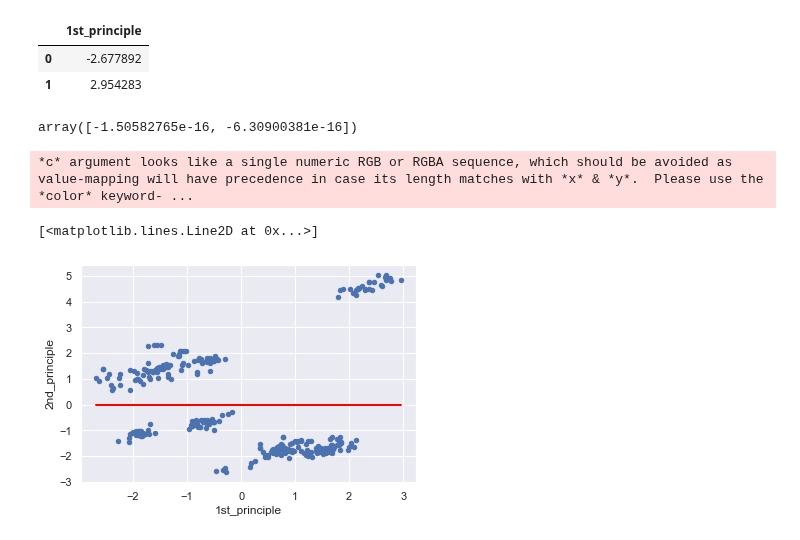
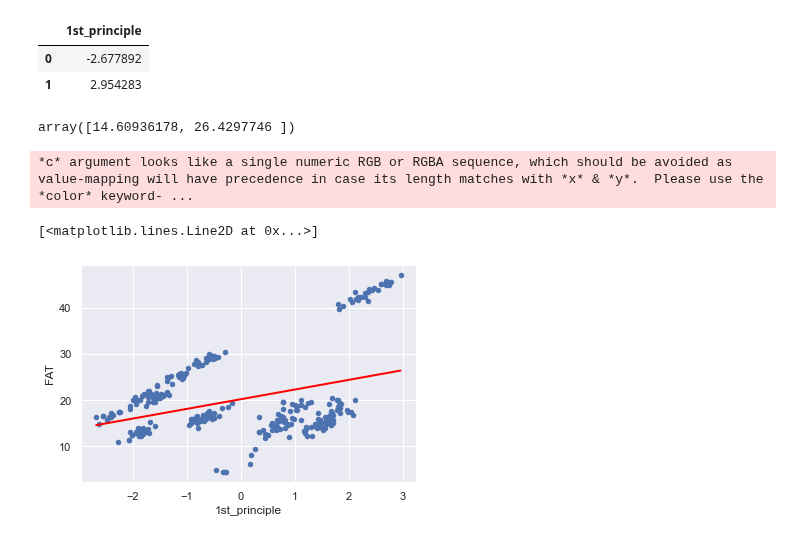
Before and after one commit to gauravkumar62024/statisctics-Infirence, a Jupyter notebook: pca_pizzadata_set.ipynb, the cells around one changed output. Cells and saved outputs as stored; diff of their text form; code cells hidden in the pictures.

```diff
--- a/pca_pizzadata_set.ipynb
+++ b/pca_pizzadata_set.ipynb
@@ -230,3 +230,9 @@ dataframe
 | 298 | -0.916013 | -0.845646 | J |
 | 299 | -0.762107 | -0.876435 | J |
 300 rows × 3 columns
+# %%
+df1=pd.read_csv('Pizza.csv')
+
+df1.drop(["brand", "id","mois","prot","ash","sodium","carb","cal"], axis = 1, inplace = True)
+dataframe['FAT']=df1['fat']
+dataframe
@@ -271,13 +291,16 @@ Name: 2nd_principle, Length: 300, dtype: object
 # %%
 # create X and y
 feature_cols = ['1st_principle']
+#feature_cols2 = ['2nd_principle']
 X = dataframe[feature_cols]
-y = dataframe['2nd_principle']
+y = dataframe['FAT']
+#X2=dataframe[feature_cols2]
 
 # follow the usual sklearn pattern: import, instantiate, fit
 from sklearn.linear_model import LinearRegression
 lm = LinearRegression()
 lm.fit(X, y)
+#lm.fit(X2,y)
 
 # print intercept and coefficients
 print(lm.intercept_)
@@ -306,13 +329,12 @@ X_new.head()
 preds = lm.predict(X_new)
 preds
 # %% [output]
-array([-1.50582765e-16, -6.30900381e-16])
+array([14.60936178, 26.4297746 ])
 # %%
 
-dataframe.plot(kind='scatter', x='1st_principle', y='2nd_principle')
-
+dataframe.plot(kind='scatter', x='1st_principle', y='FAT')
 plt.plot(X_new, preds, c='red', linewidth=2)
 # %% [output]
 *c* argument looks like a single numeric RGB or RGBA sequence, which should be avoided as value-mapping will have precedence in case its length matches with *x* & *y*.  Please use the *color* keyword- ...
 [<matplotlib.lines.Line2D at 0x...>]
-[figure, old version]
+[figure, new version]
```
Also changed, not shown: parts of 8 cells of this notebook.
